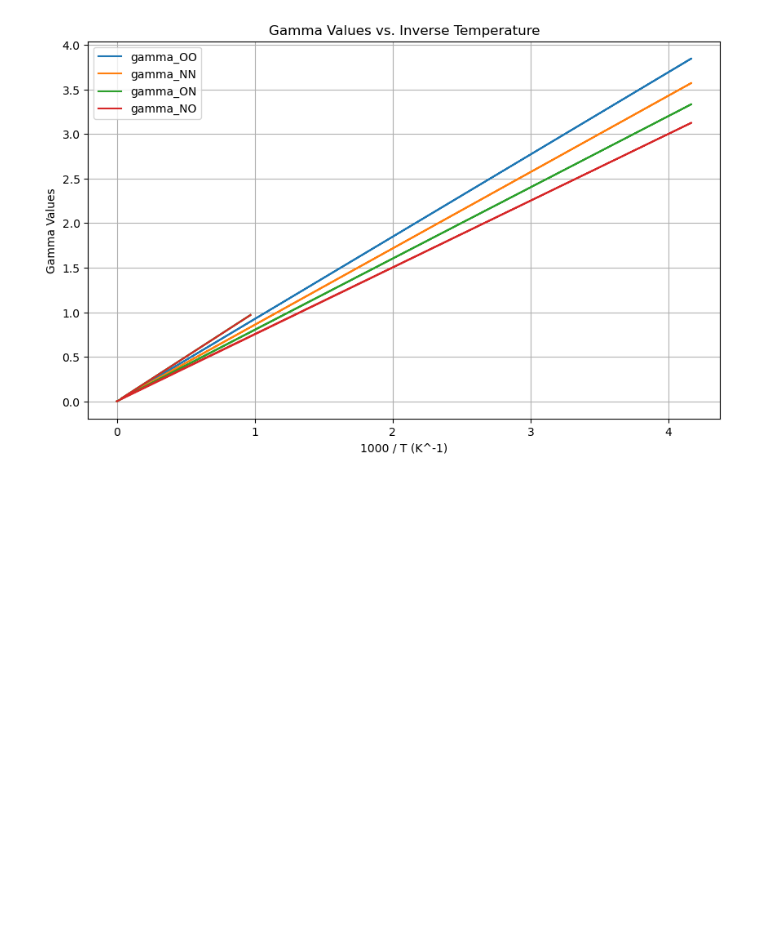
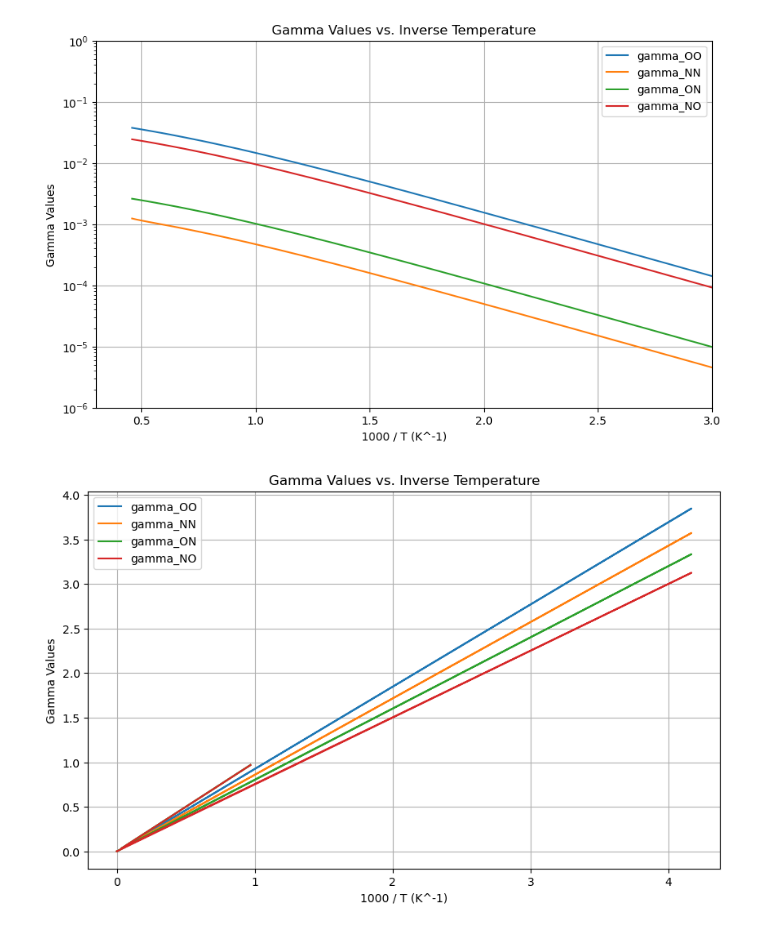
Before and after one commit to Ezeki3lRchy/Catal.CFD, a Jupyter notebook: sio2.ipynb, the cells around one changed output. Saved outputs shown, nothing was run; the diff lists cells and outputs as text; code cells hidden in the pictures; blank space fills up the shorter version.

Commit message:
data-frame

```diff
--- a/sio2.ipynb
+++ b/sio2.ipynb
@@ -1,6 +1,8 @@
 # %%
 import numpy as np
 from scipy.optimize import fsolve
+import matplotlib.pyplot as plt
+import pandas as pd
 
 def para_cata_project(ptot):
     # Constants
@@ -11,7 +13,7 @@ def para_cata_project(ptot):
     h = 6.62607015e-34  # Planck constant
 
     # Inputs
-    end_number = 500
+    end_number = 100
 
     # Pre-allocation
     res = []
@@ -70,6 +72,17 @@ def para_cata_project(ptot):
 
     # Initialization
     L = 0.5 * np.ones(5)
+    # Initialize a dictionary to store the results
+    res_dict = {
+        "theta_O": [],
+        "theta_N": [],
+        "T": [],
+        "x": [],
+        "gamma_OO": [],
+        "gamma_NN": [],
+        "gamma_ON": [],
+        "gamma_NO": []
+    }
 
     # Main Loop
     for i in range(end_number):
@@ -135,36 +148,69 @@ def para_cata_project(ptot):
         # Calculate omega values
         omega_ad_O_val = omega_ad_O(theta_O, theta_N)
         omega_ad_N_val = omega_ad_N(theta_O, theta_N)
 
         omega_ER_OO_val = omega_ER_OO(theta_O)
         omega_ER_NN_val = omega_ER_NN(theta_N)
         omega_ER_ON_val = omega_ER_ON(theta_N)
         omega_ER_NO_val = omega_ER_NO(theta_O)
 
         omega_LH_OO_val = omega_LH_OO(theta_O)
         omega_LH_NN_val = omega_LH_NN(theta_N)
         omega_LH_NO_val = omega_LH_NO(theta_O, theta_N)
 
         omega_des_O_val = omega_des_O(theta_O)
         omega_des_N_val = omega_des_N(theta_N)
 
         # Calculate gamma values
         gamma_OO = (omega_LH_OO_val + 2 * omega_ER_OO_val) / n_O
         gamma_NN = (omega_LH_NN_val + 2 * omega_ER_NN_val) / n_N
         gamma_ON = (omega_LH_NO_val + omega_ER_NO_val + omega_ER_ON_val) / n_O
         gamma_NO = (omega_LH_NO_val + omega_ER_NO_val + omega_ER_ON_val) / n_N
 
 
 
          # Append results to the list as a row
-        res.append([theta_O, theta_N, x, gamma_OO, gamma_NN, gamma_ON, gamma_NO])
+        # Append results to the dictionary
+        res_dict["theta_O"].append(theta_O)
+        res_dict["theta_N"].append(theta_N)
+        res_dict["T"].append(T)
+        res_dict["x"].append(x)  # Include the appropriate value for x
+        res_dict["gamma_OO"].append(gamma_OO)
+        res_dict["gamma_NN"].append(gamma_NN)
+        res_dict["gamma_ON"].append(gamma_ON)
+        res_dict["gamma_NO"].append(gamma_NO)
+    # Convert the dictionary to a pandas DataFrame
+    res_df = pd.DataFrame(res_dict)
 
-    return np.array(res).T
+
+    return res_df
 
 # Example usage
-ptot = 1e5
+ptot = 1100
 
 res = para_cata_project(ptot)
+
+
+# Plotting
+plt.figure(figsize=(10, 6))
+plt.semilogy(res['x'], res['gamma_OO'], label='gamma_OO')
+plt.semilogy(res['x'], res['gamma_NN'], label='gamma_NN')
+plt.semilogy(res['x'], res['gamma_ON'], label='gamma_ON')
+plt.semilogy(res['x'], res['gamma_NO'], label='gamma_NO')
+
+plt.xlabel('1000 / T (K^-1)')
+plt.ylabel('Gamma Values')
+plt.title('Gamma Values vs. Inverse Temperature')
+plt.legend()
+plt.grid(True)
+
+# Set the axis range
+plt.xlim([0.3, 3])
+plt.ylim([1e-6, 1e0])
+
+plt.show()
+# %% [output]
+[figure, added]
 # %%
 import matplotlib.pyplot as plt
 
```
Also changed, not shown: parts of 1 cell of this notebook.
